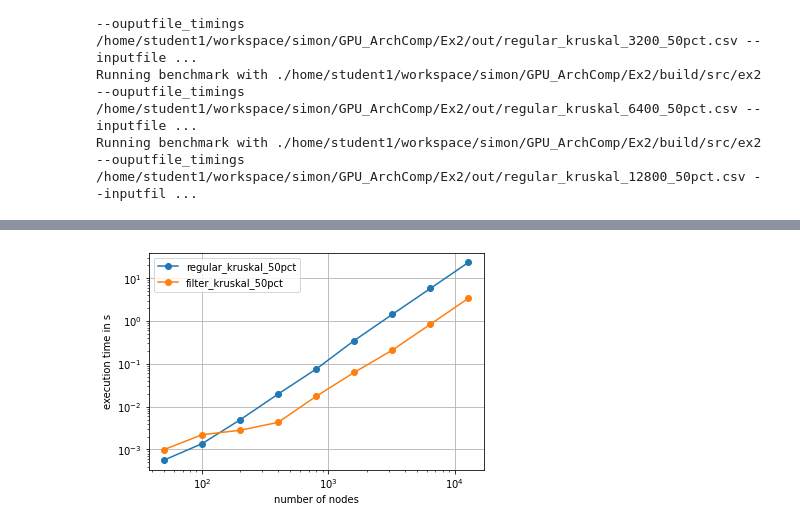
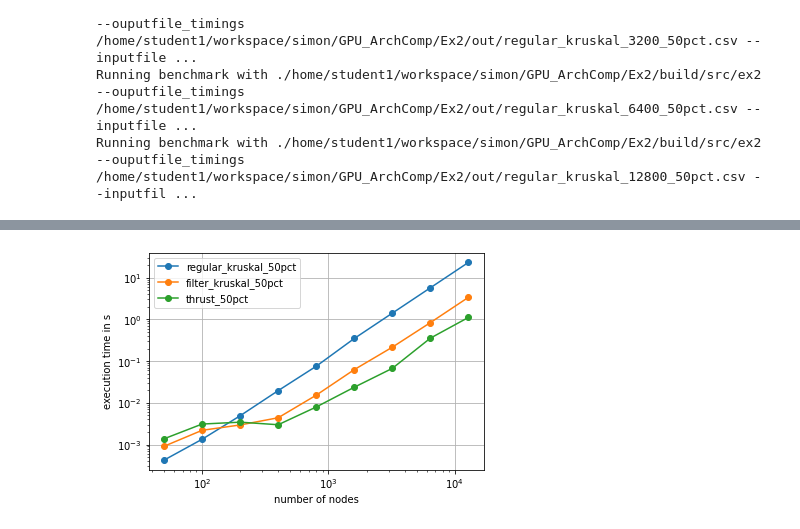
Before and after one commit to hitimr/GPU_ArchComp, a Jupyter notebook: Ex2/scripts/kruskal_benchmark.ipynb, the cells around one changed output, grey strips where cells are left out. Saved outputs shown, nothing was run; the diff lists cells and outputs as text; code cells hidden in the pictures.

```diff
--- a/Ex2/scripts/kruskal_benchmark.ipynb
+++ b/Ex2/scripts/kruskal_benchmark.ipynb
@@ -166,0 +352,2 @@ Running benchmark with ./home/student1/workspace/simon/GPU_ArchComp/Ex2/build/sr
+# %%
+do_benchmark_runs(thrust_runs_d50)
@@ -167,5 +381,5 @@ Running benchmark with ./home/student1/workspace/simon/GPU_ArchComp/Ex2/build/sr
 # %%
-plot_lines(regular_kruskal_runs_d50 + filter_kruskal_runs_d50)
+plot_lines(regular_kruskal_runs_d50 + filter_kruskal_runs_d50 + thrust_runs_d50)
 plt.savefig(common.OUT_DIR / "lines1.png", dpi=200)
 # %% [output]
-[figure, old version]
+[figure, new version]
```
Also changed, not shown: parts of 17 cells of this notebook, 1 other file.
